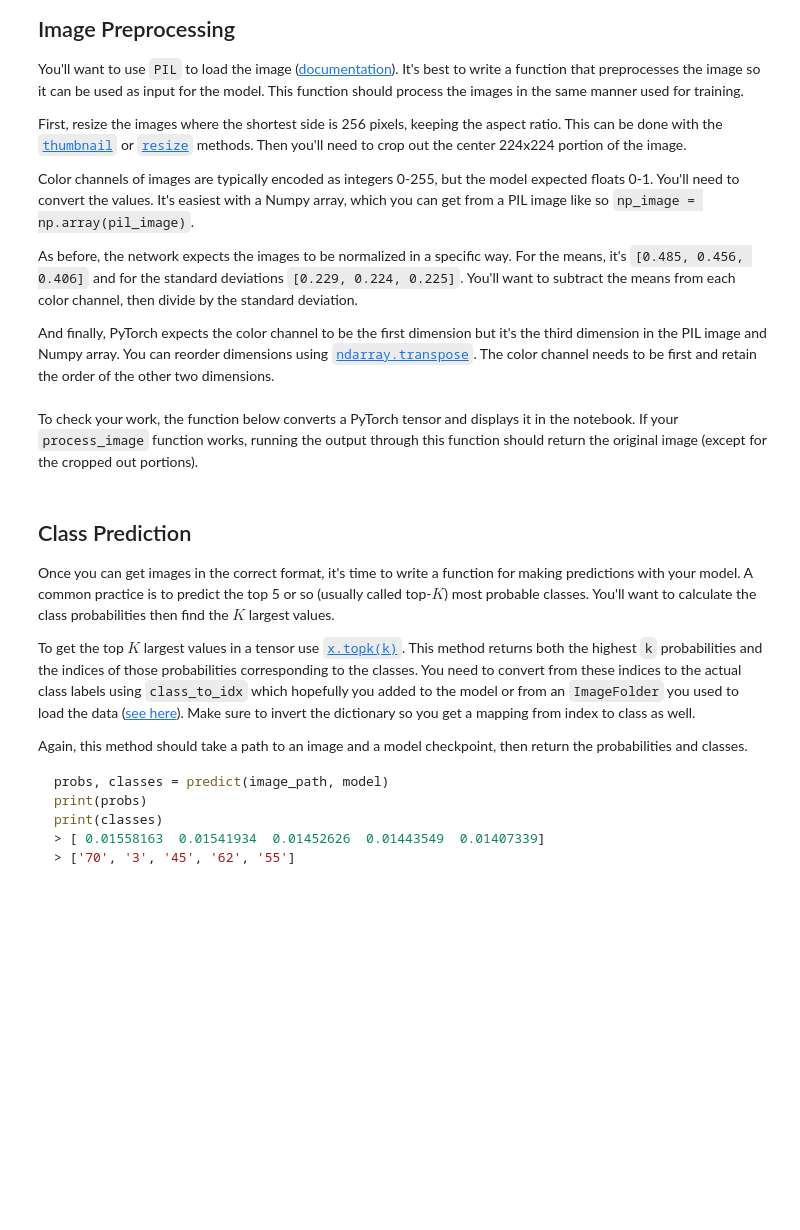
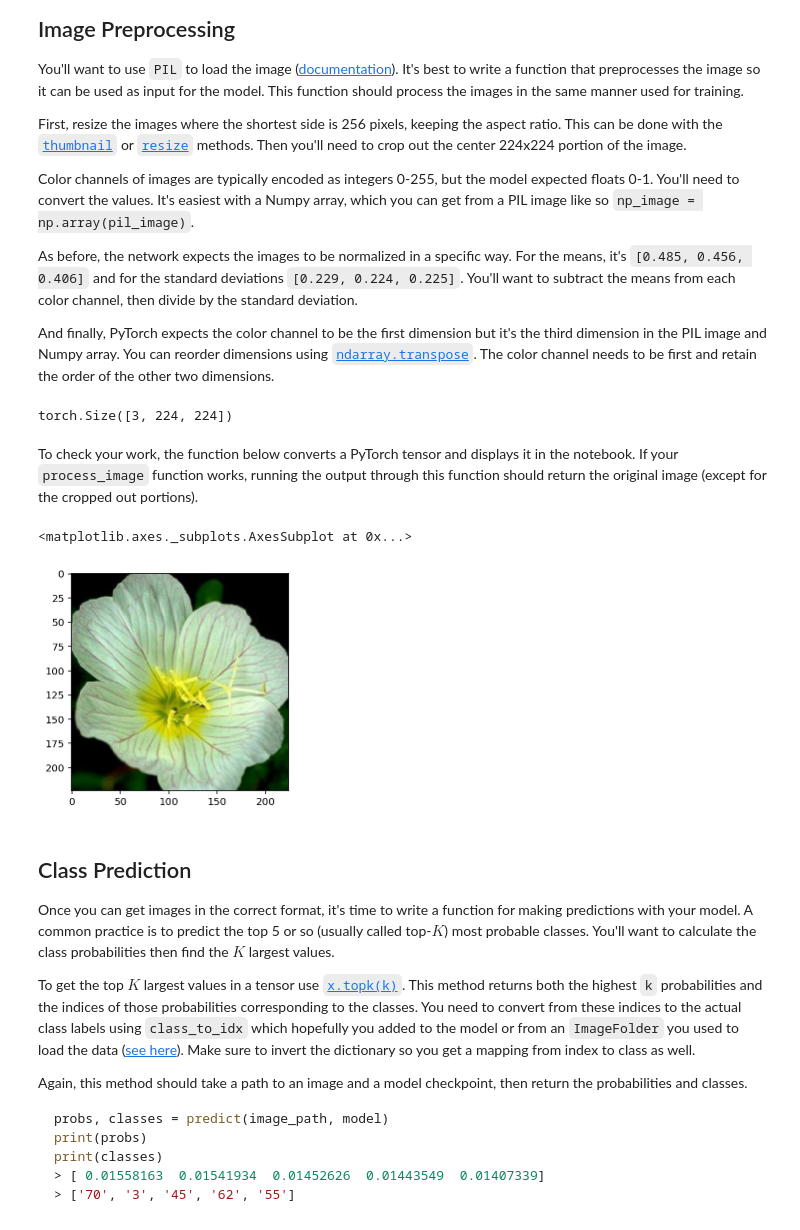
Before and after one commit to llealgt/facebook_pytorch_scolarship, a Jupyter notebook: pytorch_challenge/Image Classifier Project.ipynb, the cells around one changed output. Saved outputs shown, nothing was run; the diff lists cells and outputs as text; code cells hidden in the pictures; blank space fills up the shorter version.

```diff
--- a/pytorch_challenge/Image Classifier Project.ipynb
+++ b/pytorch_challenge/Image Classifier Project.ipynb
@@ -113,12 +128,16 @@ for parameter in model.parameters():
     parameter.requires_grad = False
 # %%
 # define and update a new model classifier
-classifer = torch.nn.Sequential(OrderedDict([
+def create_model_classifier():
+    classifer = torch.nn.Sequential(OrderedDict([
                             ("fc1",torch.nn.Linear(features_size,1000)),
                             ("relu",torch.nn.ReLU()),
                             ("fc2",torch.nn.Linear(1000,len(cat_to_name))),
                             ("output",torch.nn.LogSoftmax(dim=1))
                             ]))
 
+    return classifer
+
+classifer = create_model_classifier()
 model.classifier = classifer
 # %%
@@ -198,9 +214,37 @@ train_image_datasets.class_to_idx
+# %%
+model.class_to_idx= train_image_datasets.class_to_idx
+model.idx_to_class = idx_to_class
+model_checkpoint = {
+    'architecture':architecture,
+    'model_state_dict':model.state_dict(),
+    'optimizer_state_dict':optimizer.state_dict(),
+    'class_to_idx':train_image_datasets.class_to_idx,
+    'idx_to_class':idx_to_class,
+    'output_size':len(cat_to_name),
+    'classifier_input_size':features_size
+}
+
+torch.save(model_checkpoint,'checkpoint.pth')
 # %% [markdown]
 ## Loading the checkpoint
 
 At this point it's good to write a function that can load a checkpoint and rebuild the model. That way you can come back to this project and keep working on it without having to retrain the network.
 # %%
 # TODO: Write a function that loads a checkpoint and rebuilds the model
+# %%
+def load_checkpoint(file_path):
+    checkpoint = torch.load(file_path)
+    architecture_function = getattr(models,checkpoint['architecture'])
+    model = architecture_function()
+    model.classifier = create_model_classifier()
+    model.load_state_dict(checkpoint['model_state_dict'])
+    model.class_to_idx = checkpoint['class_to_idx']
+    model.idx_to_class = checkpoint['idx_to_class']
+    model.classifier
+
+    return model
+
+model = load_checkpoint('checkpoint.pth')
 # %% [markdown]
 # Inference for classification
 
@@ -228,35 +272,49 @@ As before, the network expects the images to be normalized in a specific way. Fo
 
 And finally, PyTorch expects the color channel to be the first dimension but it's the third dimension in the PIL image and Numpy array. You can reorder dimensions using [`ndarray.transpose`](https://docs.scipy.org/doc/numpy-1.13.0/reference/generated/numpy.ndarray.transpose.html). The color channel needs to be first and retain the order of the other two dimensions.
 # %%
+# TODO: Process a PIL image for use in a PyTorch model
 def process_image(image):
     ''' Scales, crops, and normalizes a PIL image for a PyTorch model,
         returns an Numpy array
     '''
+    pil_image = Image.open(image)
+    inf_transforms = define_inference_transforms()
+    img_tensor = inf_transforms(pil_image)
 
-    # TODO: Process a PIL image for use in a PyTorch model
+    return img_tensor
+
+test_img = process_image(data_dir+'/valid/1/image_06739.jpg')
+print(test_img.shape)
+# %% [output]
+torch.Size([3, 224, 224])
 # %% [markdown]
 To check your work, the function below converts a PyTorch tensor and displays it in the notebook. If your `process_image` function works, running the output through this function should return the original image (except for the cropped out portions).
 # %%
 def imshow(image, ax=None, title=None):
     """Imshow for Tensor."""
     if ax is None:
         fig, ax = plt.subplots()
 
     # PyTorch tensors assume the color channel is the first dimension
     # but matplotlib assumes is the third dimension
     image = image.numpy().transpose((1, 2, 0))
 
     # Undo preprocessing
     mean = np.array([0.485, 0.456, 0.406])
     std = np.array([0.229, 0.224, 0.225])
     image = std * image + mean
 
     # Image needs to be clipped between 0 and 1 or it looks like noise when displayed
     image = np.clip(image, 0, 1)
 
     ax.imshow(image)
 
     return ax
+
+imshow(test_img)
+# %% [output]
+<matplotlib.axes._subplots.AxesSubplot at 0x...>
+[figure, added]
 # %% [markdown]
 ## Class Prediction
 
```
Also changed, not shown: parts of 11 cells of this notebook.
